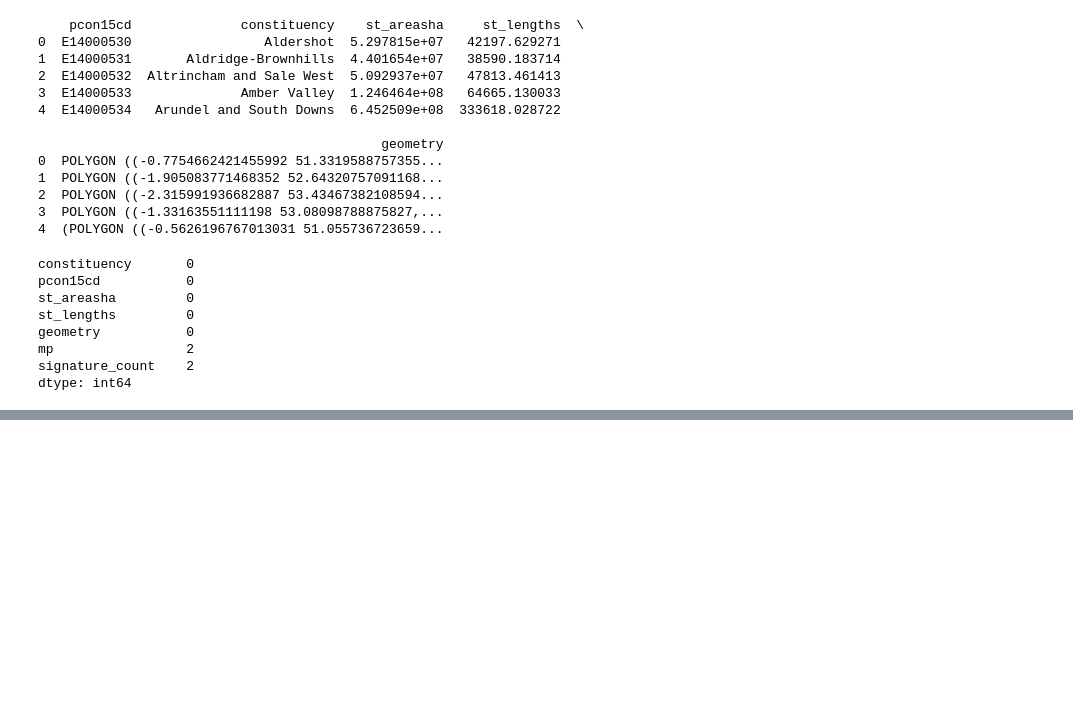
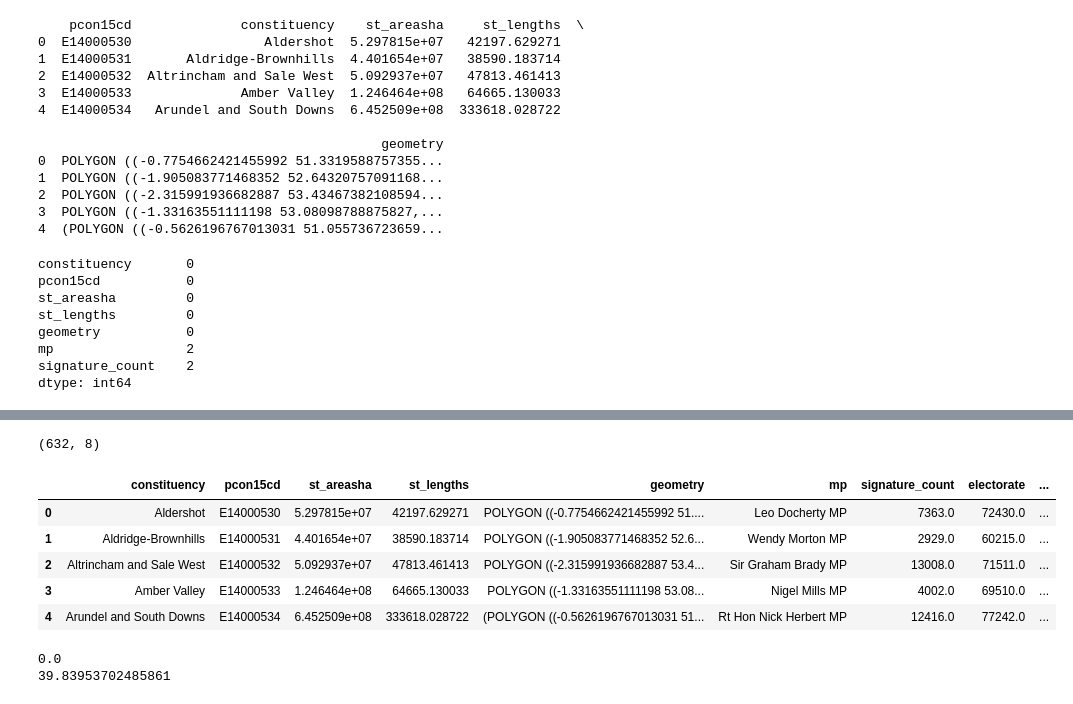
Before and after one commit to TTitcombe/ConstituencyMap, a Jupyter notebook: examples/geopandas_map.ipynb, the cells around one changed output, grey strips where cells are left out. Saved outputs shown, nothing was run; the diff lists cells and outputs as text; code cells hidden in the pictures; blank space fills up the shorter version.

```diff
--- a/examples/geopandas_map.ipynb
+++ b/examples/geopandas_map.ipynb
@@ -74,0 +125,4 @@ ax.axis("off")
+# %%
+combined_data.shape
+# %% [output]
+(632, 8)
@@ -74,0 +131,15 @@ ax.axis("off")
+# %%
+combined_data.head()
+# %% [output]
+|  | constituency | pcon15cd | st_areasha | st_lengths | geometry | mp | signature_count | electorate | ... |
+| 0 | Aldershot | E14000530 | 5.297815e+07 | 42197.629271 | POLYGON ((-0.7754662421455992 51.... | Leo Docherty MP | 7363.0 | 72430.0 | ... |
+| 1 | Aldridge-Brownhills | E14000531 | 4.401654e+07 | 38590.183714 | POLYGON ((-1.905083771468352 52.6... | Wendy Morton MP | 2929.0 | 60215.0 | ... |
+| 2 | Altrincham and Sale West | E14000532 | 5.092937e+07 | 47813.461413 | POLYGON ((-2.315991936682887 53.4... | Sir Graham Brady MP | 13008.0 | 71511.0 | ... |
+| 3 | Amber Valley | E14000533 | 1.246464e+08 | 64665.130033 | POLYGON ((-1.33163551111198 53.08... | Nigel Mills MP | 4002.0 | 69510.0 | ... |
+| 4 | Arundel and South Downs | E14000534 | 6.452509e+08 | 333618.028722 | (POLYGON ((-0.5626196767013031 51... | Rt Hon Nick Herbert MP | 12416.0 | 77242.0 | ... |
+# %%
+print(combined_data["signature_pc"].min())
+print(combined_data["signature_pc"].max())
+# %% [output]
+0.0
+39.83953702485861
```
Also changed, not shown: parts of 10 cells of this notebook, 3 other files.
